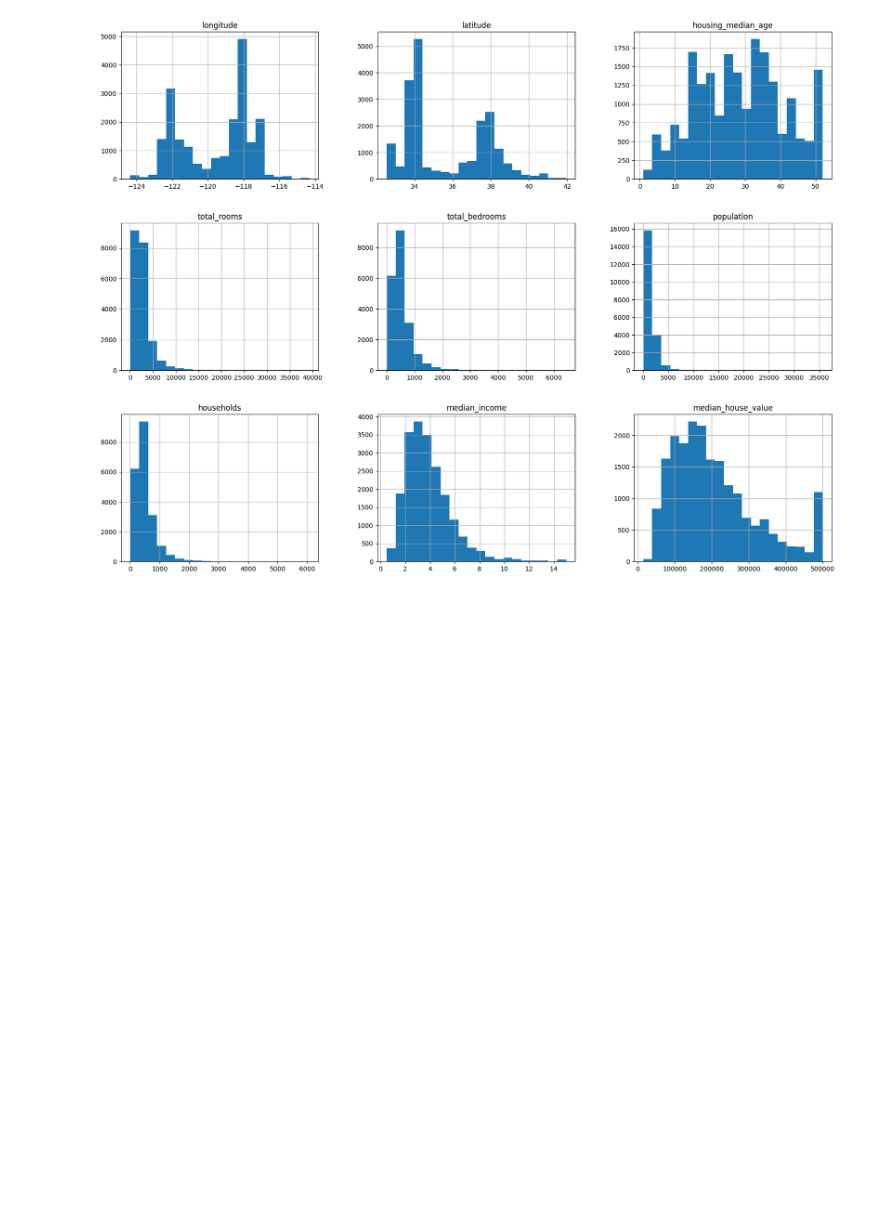
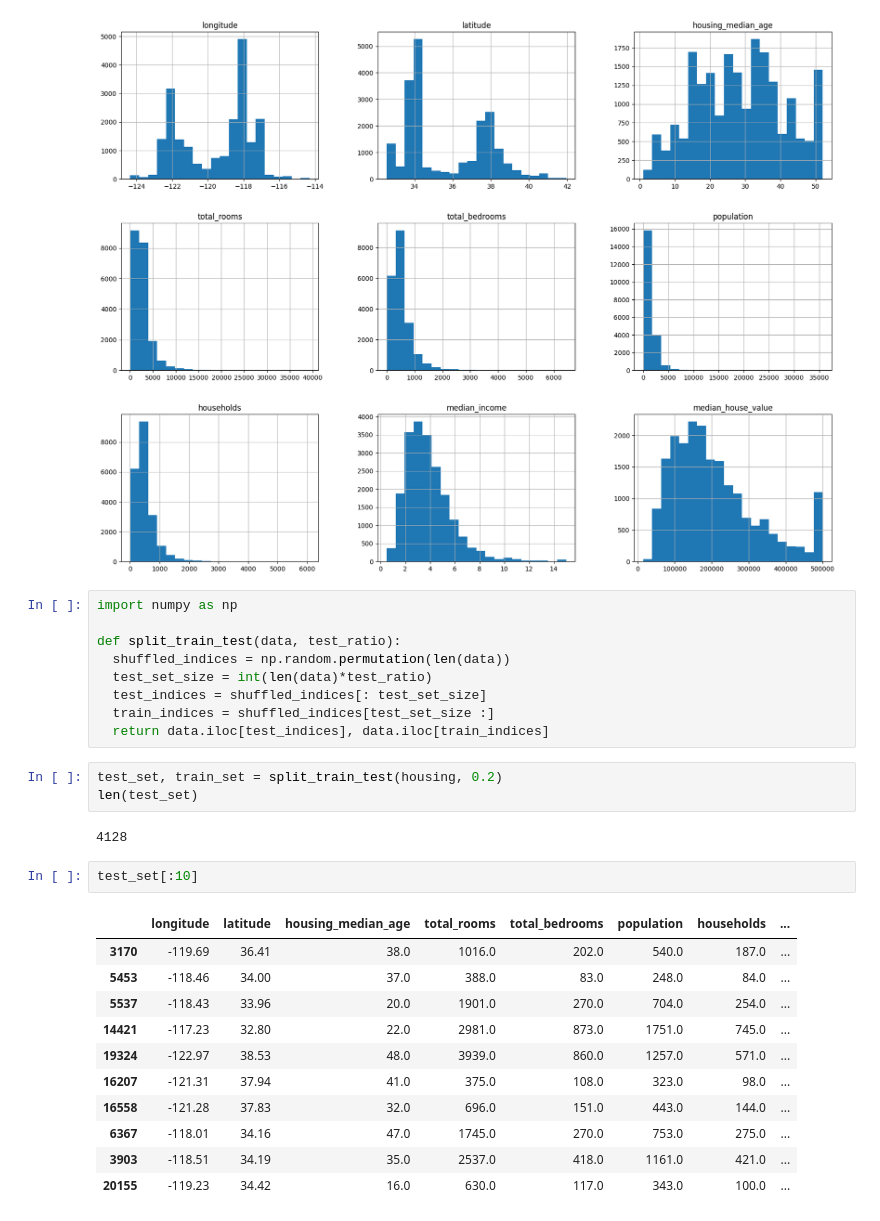
Before and after one commit to Killian091/Machine_Learning, a Jupyter notebook: Housing_Prices.ipynb, the cells around one changed output. Cells and saved outputs as stored; diff of their text form; blank space fills up the shorter version.

```diff
--- a/Housing_Prices.ipynb
+++ b/Housing_Prices.ipynb
@@ -71,3 +77,31 @@ housing.hist(bins=20, figsize=(20,15))
 plt.show()
 # %% [output]
 [figure]
+# %%
+import numpy as np
+
+def split_train_test(data, test_ratio):
+  shuffled_indices = np.random.permutation(len(data))
+  test_set_size = int(len(data)*test_ratio)
+  test_indices = shuffled_indices[: test_set_size]
+  train_indices = shuffled_indices[test_set_size :]
+  return data.iloc[test_indices], data.iloc[train_indices]
+# %%
+test_set, train_set = split_train_test(housing, 0.2)
+len(test_set)
+# %% [output]
+4128
+# %%
+test_set[:10]
+# %% [output]
+|  | longitude | latitude | housing_median_age | total_rooms | total_bedrooms | population | households | ... |
+| 3170 | -119.69 | 36.41 | 38.0 | 1016.0 | 202.0 | 540.0 | 187.0 | ... |
+| 5453 | -118.46 | 34.00 | 37.0 | 388.0 | 83.0 | 248.0 | 84.0 | ... |
+| 5537 | -118.43 | 33.96 | 20.0 | 1901.0 | 270.0 | 704.0 | 254.0 | ... |
+| 14421 | -117.23 | 32.80 | 22.0 | 2981.0 | 873.0 | 1751.0 | 745.0 | ... |
+| 19324 | -122.97 | 38.53 | 48.0 | 3939.0 | 860.0 | 1257.0 | 571.0 | ... |
+| 16207 | -121.31 | 37.94 | 41.0 | 375.0 | 108.0 | 323.0 | 98.0 | ... |
+| 16558 | -121.28 | 37.83 | 32.0 | 696.0 | 151.0 | 443.0 | 144.0 | ... |
+| 6367 | -118.01 | 34.16 | 47.0 | 1745.0 | 270.0 | 753.0 | 275.0 | ... |
+| 3903 | -118.51 | 34.19 | 35.0 | 2537.0 | 418.0 | 1161.0 | 421.0 | ... |
+| 20155 | -119.23 | 34.42 | 16.0 | 630.0 | 117.0 | 343.0 | 100.0 | ... |
```
Also changed, not shown: parts of 1 cell of this notebook.
